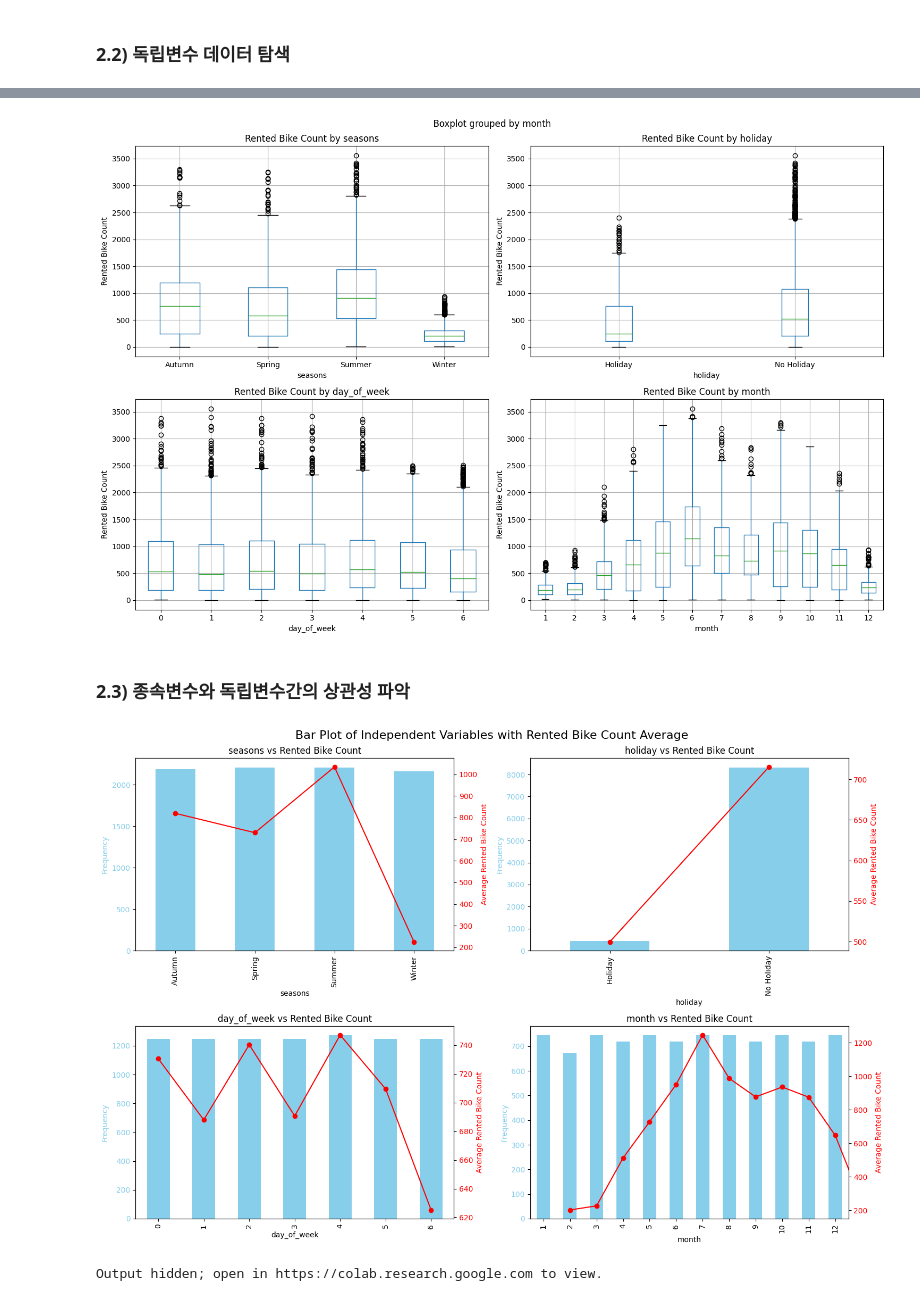
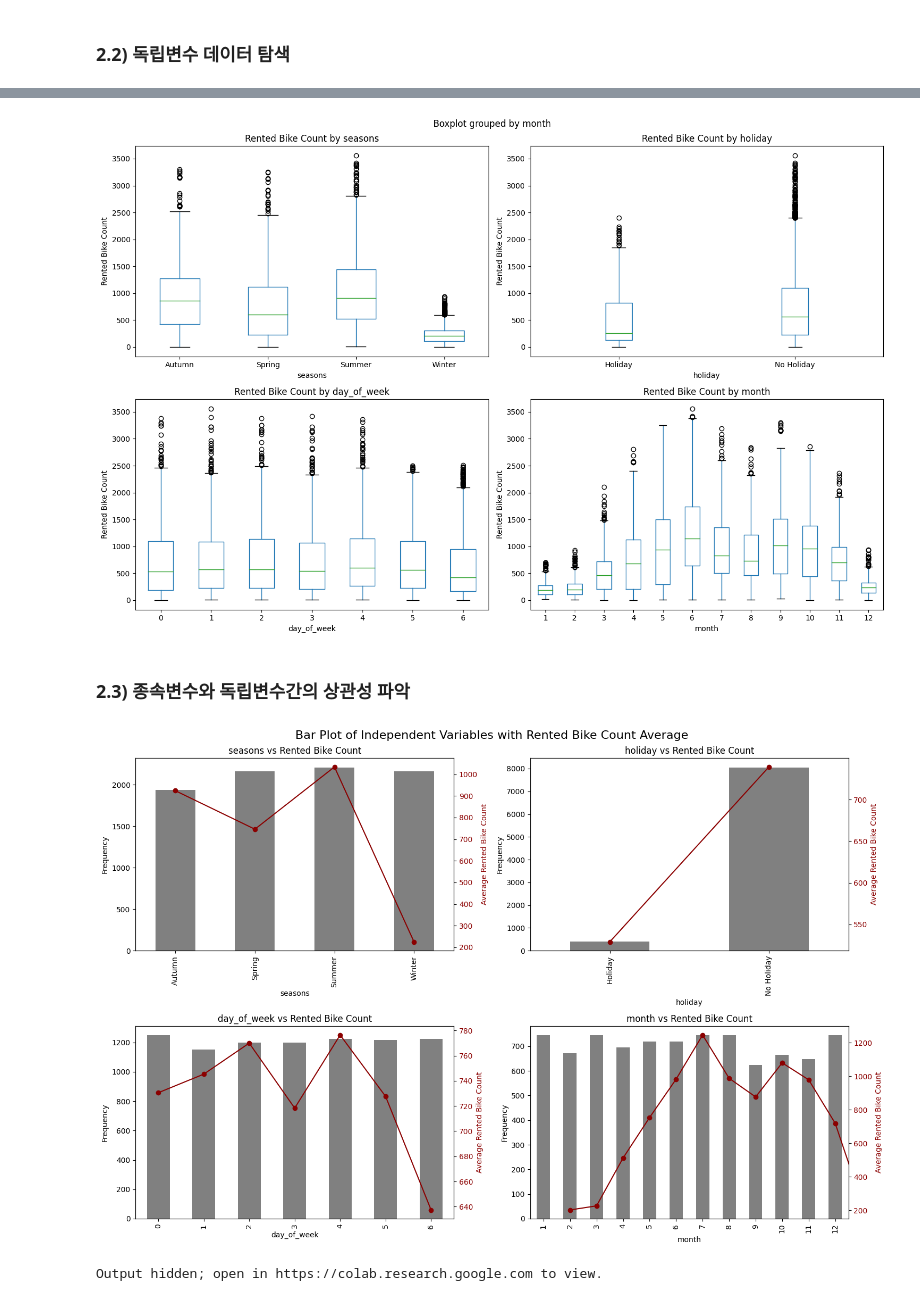
Before and after one commit to datadigger01/datamining, a Jupyter notebook: Cleansing_Visual_Exp3.ipynb, the cells around one changed output, grey strips where cells are left out. Cells and saved outputs as stored; diff of their text form; code cells hidden in the pictures.

```diff
--- a/Cleansing_Visual_Exp3.ipynb
+++ b/Cleansing_Visual_Exp3.ipynb
@@ -255,0 +297,5 @@ plt.show()
+# %%
+# prompt:  functioning_day  값이 'No'을 것을 제거하는 코드를 제공해주세요
+
+df = df[df['functioning_day'] == 'Yes']
+df
@@ -256,7 +317,7 @@ plt.show()
 # %% [markdown]
 ### 2.2) 독립변수 데이터 탐색
 # %%
-# prompt: 'temperature', 'humidity', 'wind_speed','visibility','dew_point_temperature', 'solar_radiation', 'rainfall','snowfall' 컬럼에 대해서 월별 boxplot을  3열로 그릴 수 있는 코드를 제공해주세요
+# prompt: 'temperature', 'humidity', 'wind_speed','visibility','dew_point_temperature', 'solar_radiation', 'rainfall','snowfall' 컬럼에 대해서 월별 boxplot을   그릴 수 있는 코드를 제공해주세요
 
 import matplotlib.pyplot as plt
 
@@ -270,7 +331,7 @@ fig.suptitle('Monthly Boxplot of Independent Variables', fontsize=16)
 for i, column in enumerate(columns):
   row = i // 3
   col = i % 3
-  df.boxplot(column=column, by='month', ax=axes[row, col])
+  df.boxplot(column=column, by='month', grid=False, ax=axes[row, col])
   axes[row, col].set_title(column)
   axes[row, col].set_xlabel('Month')
   axes[row, col].set_ylabel(column)
@@ -293,7 +418,7 @@ fig.suptitle('Boxplot of Independent Variables vs Rented Bike Count', fontsize=1
 for i, column in enumerate(columns):
   row = i // 2
   col = i % 2
-  df.boxplot(column='rented_bike_count', by=column, ax=axes[row, col])
+  df.boxplot(column='rented_bike_count', by=column, ax=axes[row, col], grid=False)
   axes[row, col].set_title(f'Rented Bike Count by {column}')
   axes[row, col].set_xlabel(column)
   axes[row, col].set_ylabel('Rented Bike Count')
@@ -301,43 +426,43 @@ for i, column in enumerate(columns):
 plt.tight_layout()
 plt.show()
 # %% [output]
-[figure, old version]
+[figure, new version]
 # %% [markdown]
 ### 2.3) 종속변수와 독립변수간의 상관성 파악
 # %%
 # prompt: 'seasons', 'holiday', 'day_of_week','month'  컬럼에 대해 왼쪽 축에는 빈도를 나타내는 막대그래프를 그리고 오른쪽 축에는  rented_bike_count의 평균값을 나타내는 선그래프를 그리되, 2열로 정렬이 되는 코드를 제공해주세요
 
 import matplotlib.pyplot as plt
 
 # 컬럼 리스트
 columns = ['seasons', 'holiday', 'day_of_week', 'month']
 
 # 2열로 그래프 그리기
 fig, axes = plt.subplots(nrows=2, ncols=2, figsize=(15, 10))
 fig.suptitle('Bar Plot of Independent Variables with Rented Bike Count Average', fontsize=16)
 
 for i, column in enumerate(columns):
     row = i // 2
     col = i % 2
     ax = axes[row, col]
 
     # 막대그래프 (왼쪽 축)
-    df.groupby(column)['rented_bike_count'].count().plot(kind='bar', ax=ax, color='skyblue')
-    ax.set_ylabel('Frequency', color='skyblue')
-    ax.tick_params(axis='y', labelcolor='skyblue')
+    df.groupby(column)['rented_bike_count'].count().plot(kind='bar', ax=ax, color='gray')
+    ax.set_ylabel('Frequency', color='black')
+    ax.tick_params(axis='y', labelcolor='black')
 
     # 선그래프 (오른쪽 축)
     ax2 = ax.twinx()
-    df.groupby(column)['rented_bike_count'].mean().plot(kind='line', ax=ax2, color='red', marker='o')
-    ax2.set_ylabel('Average Rented Bike Count', color='red')
-    ax2.tick_params(axis='y', labelcolor='red')
+    df.groupby(column)['rented_bike_count'].mean().plot(kind='line', ax=ax2, color='darkred', marker='o')
+    ax2.set_ylabel('Average Rented Bike Count', color='darkred')
+    ax2.tick_params(axis='y', labelcolor='darkred')
 
     ax.set_title(f'{column} vs Rented Bike Count')
 
 plt.tight_layout()
 plt.show()
 # %% [output]
-[figure, old version]
+[figure, new version]
 # %%
 # prompt: 'temperature', 'humidity', 'wind_speed','visibility','dew_point_temperature', 'solar_radiation', 'rainfall','snowfall' 변수에 대해 seaborn에서 제공하는 산점도를 그리는 코드를 제공해주세요
 
```
Also changed, not shown: parts of 11 cells of this notebook.
